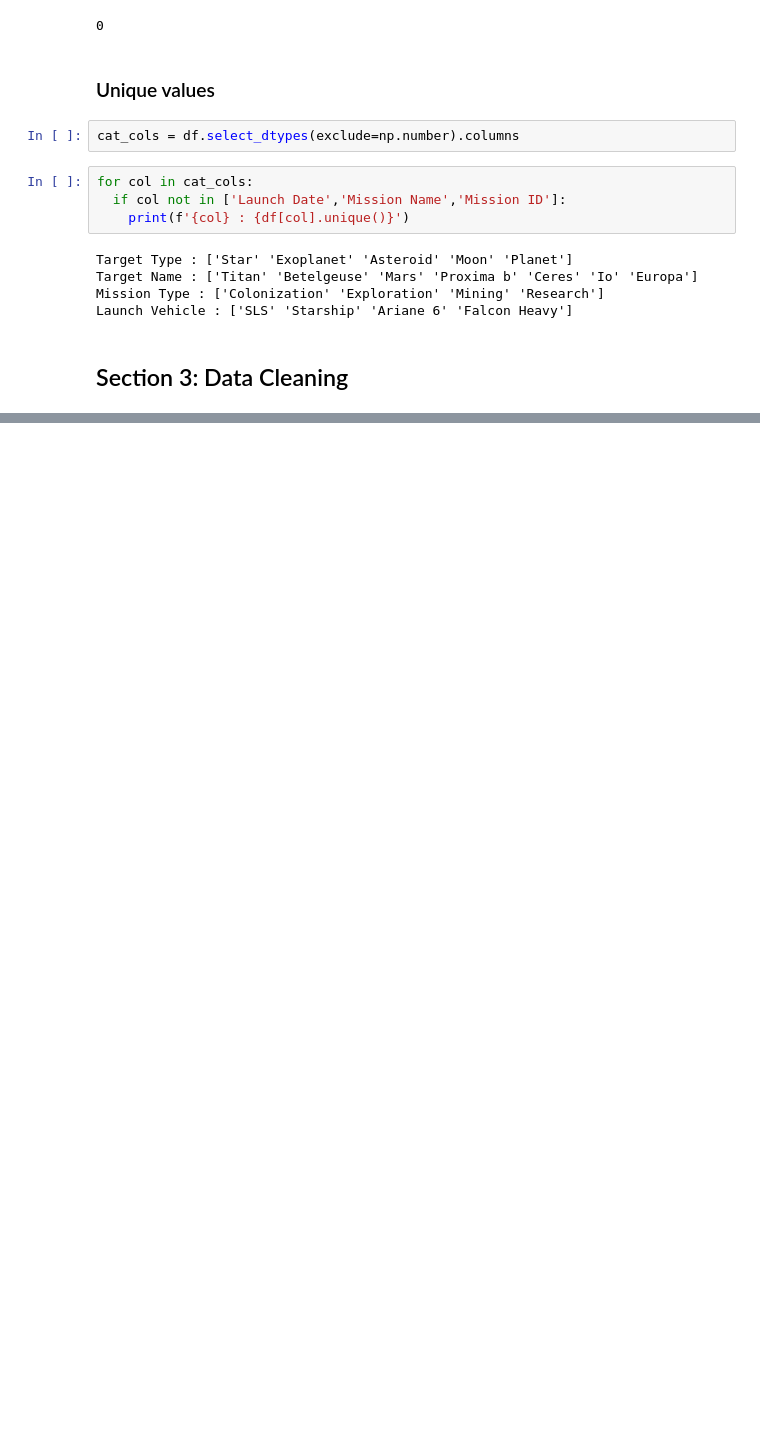
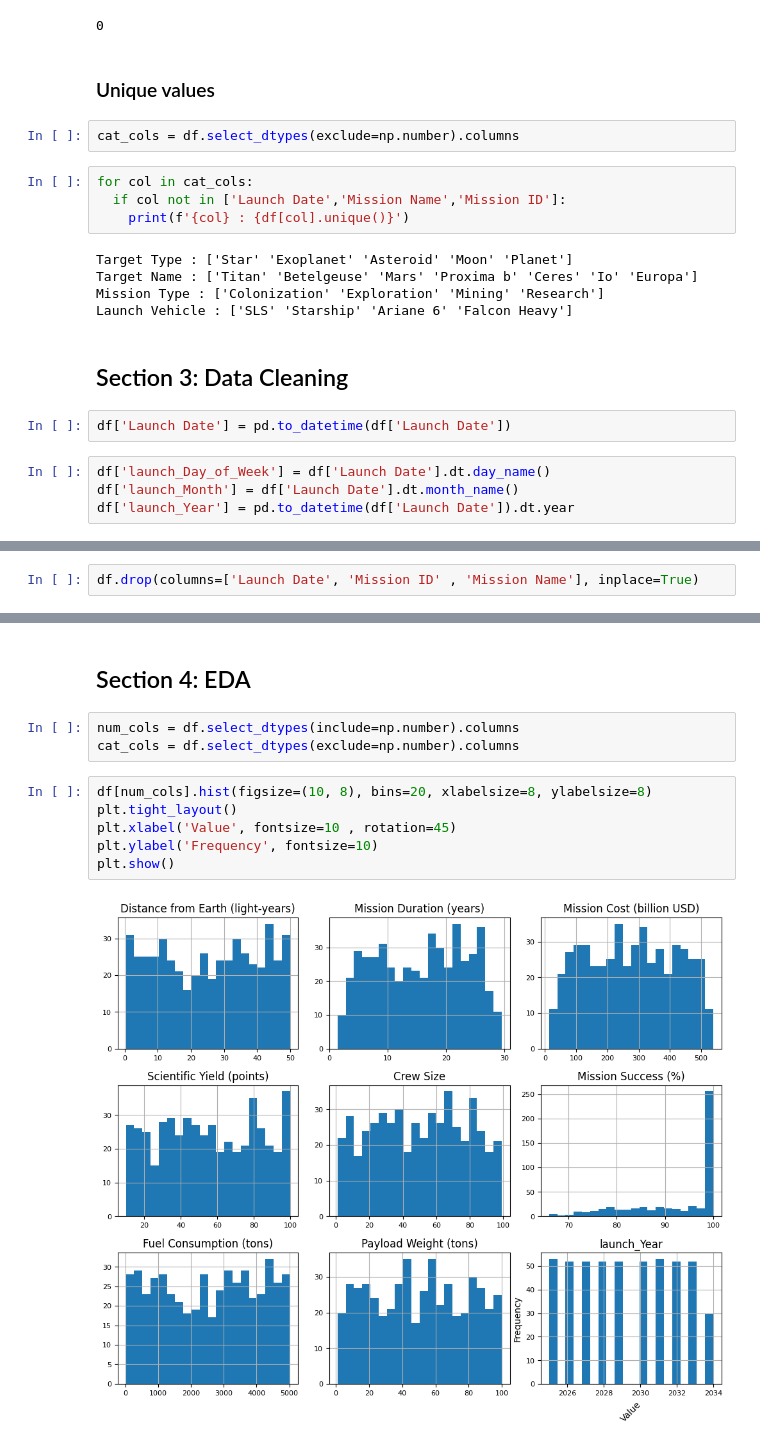
Before and after one commit to HMurawski/space_missions, a Jupyter notebook: main.ipynb, the cells around one changed output, grey strips where cells are left out. Saved outputs shown, nothing was run; the diff lists cells and outputs as text; blank space fills up the shorter version.

```diff
--- a/main.ipynb
+++ b/main.ipynb
@@ -175,3 +175,9 @@ Mission Type : ['Colonization' 'Exploration' 'Mining' 'Research']
 Launch Vehicle : ['SLS' 'Starship' 'Ariane 6' 'Falcon Heavy']
 # %% [markdown]
 ## Section 3: Data Cleaning
+# %%
+df['Launch Date'] = pd.to_datetime(df['Launch Date'])
+# %%
+df['launch_Day_of_Week'] = df['Launch Date'].dt.day_name()
+df['launch_Month'] = df['Launch Date'].dt.month_name()
+df['launch_Year'] = pd.to_datetime(df['Launch Date']).dt.year
@@ -177,0 +194,2 @@ Launch Vehicle : ['SLS' 'Starship' 'Ariane 6' 'Falcon Heavy']
+# %%
+df.drop(columns=['Launch Date', 'Mission ID' , 'Mission Name'], inplace=True)
@@ -177,0 +215,13 @@ Launch Vehicle : ['SLS' 'Starship' 'Ariane 6' 'Falcon Heavy']
+# %% [markdown]
+## Section 4: EDA
+# %%
+num_cols = df.select_dtypes(include=np.number).columns
+cat_cols = df.select_dtypes(exclude=np.number).columns
+# %%
+df[num_cols].hist(figsize=(10, 8), bins=20, xlabelsize=8, ylabelsize=8)
+plt.tight_layout()
+plt.xlabel('Value', fontsize=10 , rotation=45)
+plt.ylabel('Frequency', fontsize=10)
+plt.show()
+# %% [output]
+[figure, added]
```
Also changed, not shown: parts of 2 cells of this notebook.
